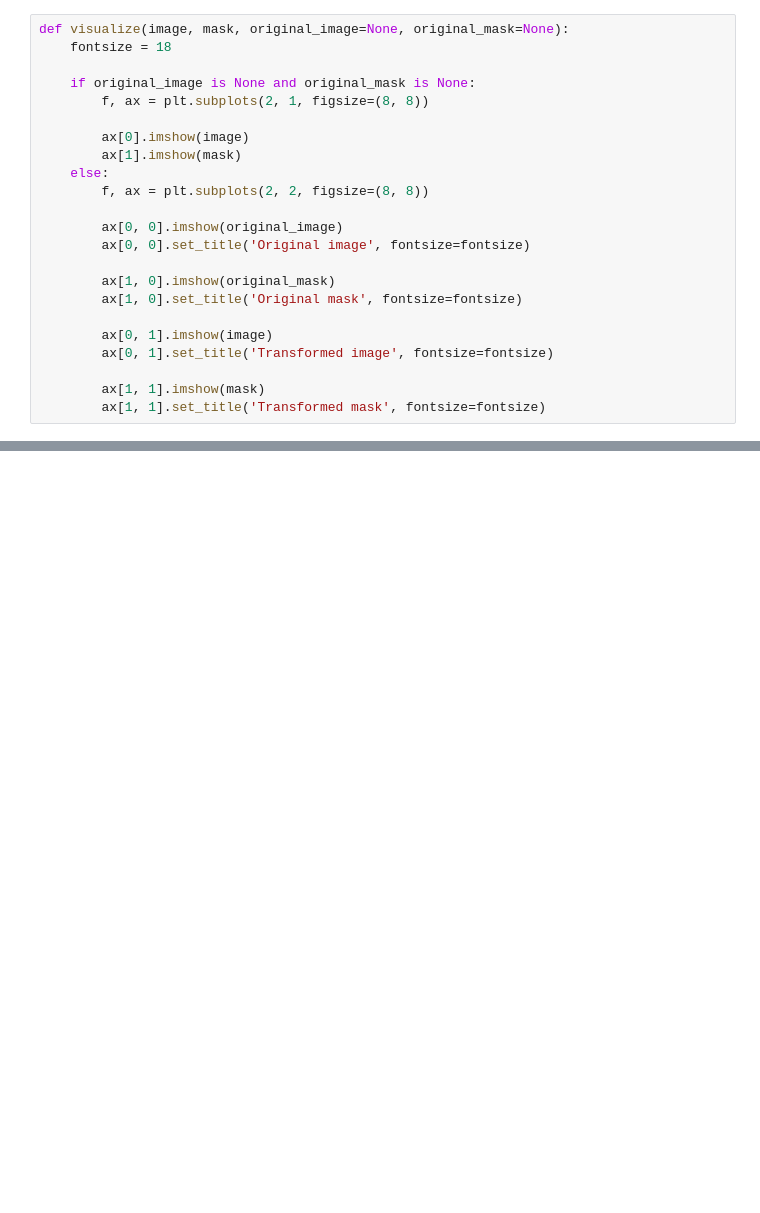
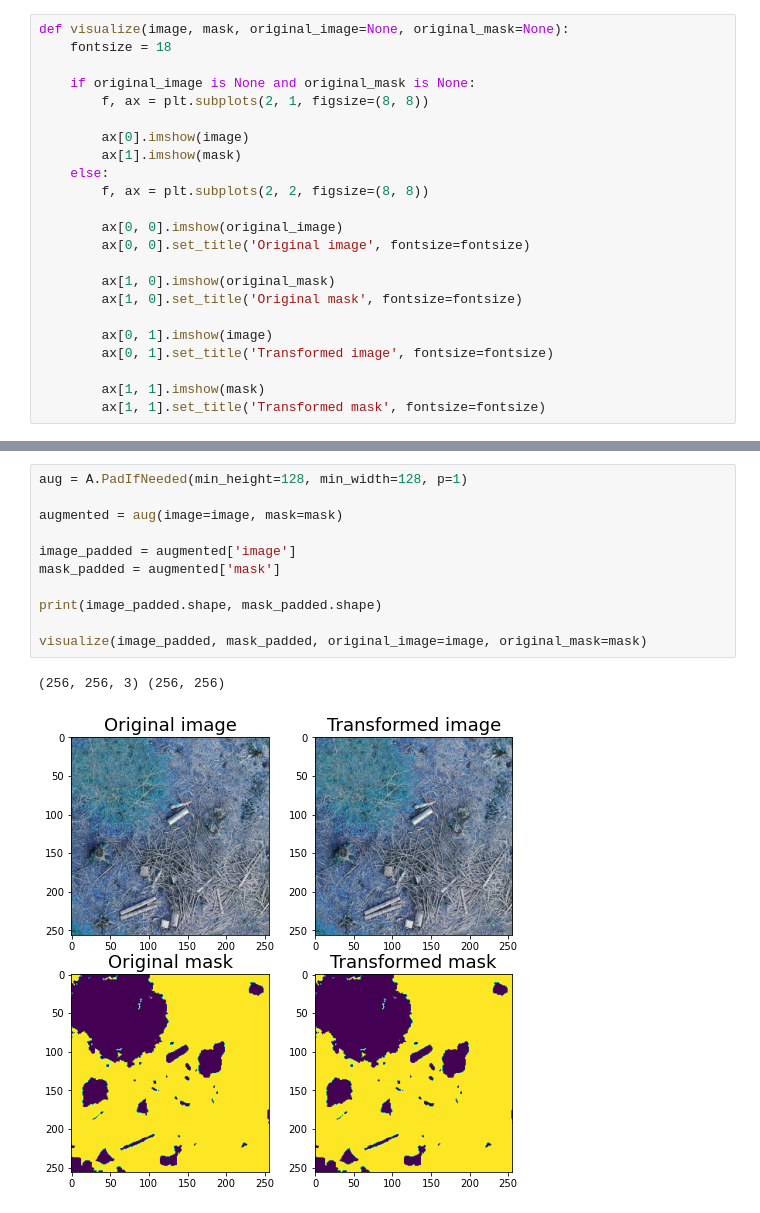
Before and after one commit to ihabram/HBRS-RnD, a Jupyter notebook: Sources/Albumentations.ipynb, the cells around one changed output, grey strips where cells are left out. Cells and saved outputs as stored; diff of their text form; blank space fills up the shorter version.

```diff
--- a/Sources/Albumentations.ipynb
+++ b/Sources/Albumentations.ipynb
@@ -34,0 +52,14 @@ def visualize(image, mask, original_image=None, original_mask=None):
+# %%
+aug = A.PadIfNeeded(min_height=128, min_width=128, p=1)
+
+augmented = aug(image=image, mask=mask)
+
+image_padded = augmented['image']
+mask_padded = augmented['mask']
+
+print(image_padded.shape, mask_padded.shape)
+
+visualize(image_padded, mask_padded, original_image=image, original_mask=mask)
+# %% [output]
+(256, 256, 3) (256, 256)
+[figure, added]
```
Also changed, not shown: parts of 29 cells of this notebook.
